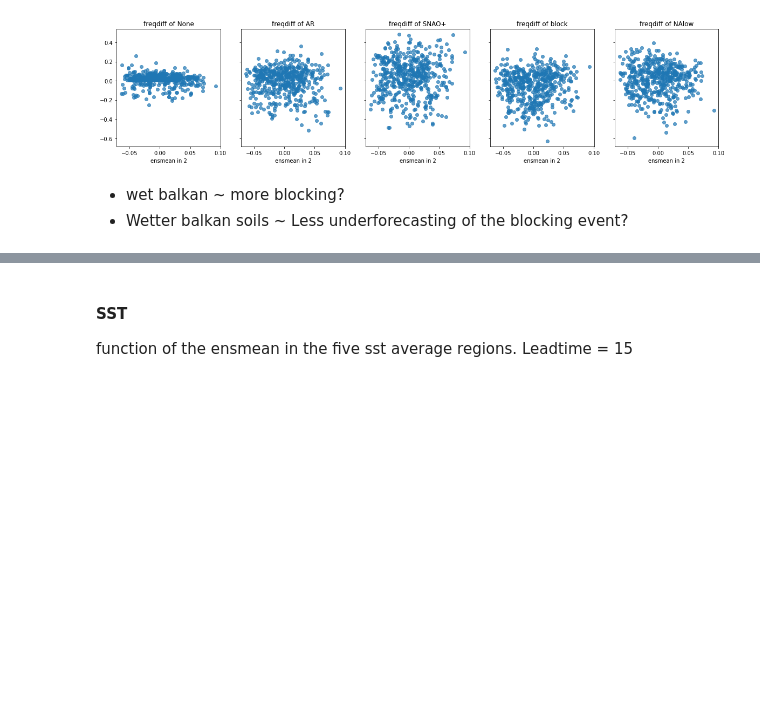
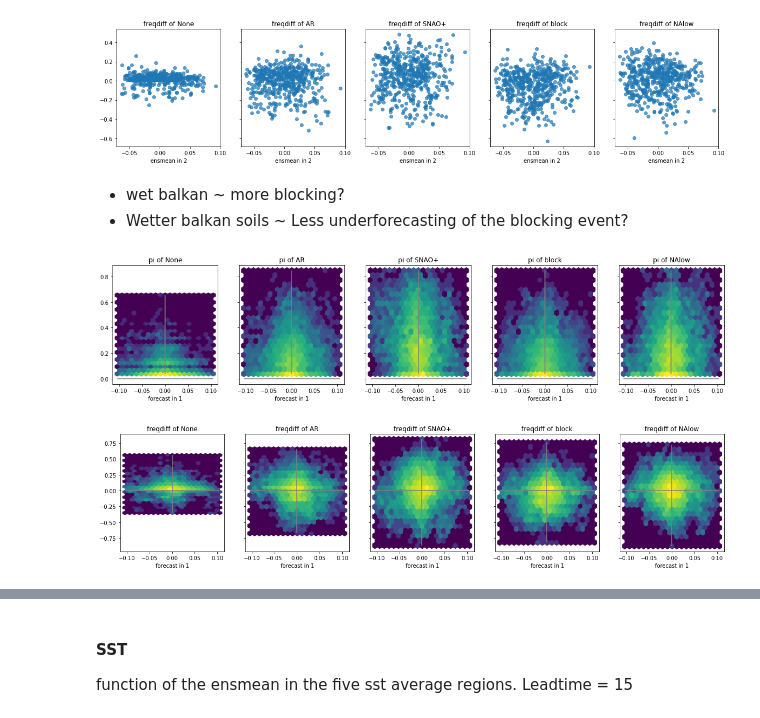
Before and after one commit to chiemvs/SubSeas, a Jupyter notebook: Intermediate_vars.ipynb, the cells around one changed output, grey strips where cells are left out. Drawn from its saved outputs; the diff is of its cells as text; code cells hidden in the pictures; blank space fills up the shorter version.

Commit message:
Possibility of per member frequency computation for the atmospheric regimes

```diff
--- a/Intermediate_vars.ipynb
+++ b/Intermediate_vars.ipynb
@@ -57,6 +57,7 @@ interm_vars = pd.DataFrame({'obs':['sst-anom_1998-06-07_2019-08-31_7D-roll-mean_
                                   'swvl13-anom_1998-06-07_2019-08-31_14D-roll-mean_1-swvl-simple-mean',
                                   'swvl13-anom_1998-06-07_2019-08-31_21D-roll-mean_1-swvl-simple-mean',
                                   'z300_1D_months_5678_sklearn_detrended4_patterns',
+                                  None,
                                   None], # Basically the same 'observed' centroids as 1D
                             'clim':['sst-anom_clim_1998-06-07_2019-08-25_7D-roll-mean_1-sst-simple-mean_5_5_q0.75',
                                     'sst-anom_clim_1998-06-07_2019-08-18_14D-roll-mean_1-sst-simple-mean_5_5_q0.75',
@@ -70,6 +71,7 @@ interm_vars = pd.DataFrame({'obs':['sst-anom_1998-06-07_2019-08-31_7D-roll-mean_
                                     'swvl13-anom_clim_1998-06-07_2019-08-25_7D-roll-mean_1-swvl-simple-mean_5_5_q0.75',
                                    'swvl13-anom_clim_1998-06-07_2019-08-18_14D-roll-mean_1-swvl-simple-mean_5_5_q0.75',
                                    'swvl13-anom_clim_1998-06-07_2019-08-11_21D-roll-mean_1-swvl-simple-mean_5_5_q0.75',
+                                   None,
                                    None,
                                    None],
                             'books':['books_paper3-3-simple_sst-anom_JJA_45r1_7D-roll-mean_1-sst-simple-mean.csv',
@@ -85,10 +87,11 @@ interm_vars = pd.DataFrame({'obs':['sst-anom_1998-06-07_2019-08-31_7D-roll-mean_
                                     'books_paper3-3-simple_swvl13-anom_JJA_45r1_14D-roll-mean_1-swvl-simple-mean.csv',
                                     'books_paper3-3-simple_swvl13-anom_JJA_45r1_21D-roll-mean_1-swvl-simple-mean.csv',
                                     'books_paper3-4-regimes_z-anom_JJA_45r1_1D-frequency_ids.csv',
-                                    'books_paper3-4-regimes_z-anom_JJA_45r1_21D-frequency_ids.csv'],
-                             'modelclim':[None] * 14,
+                                    'books_paper3-4-regimes_z-anom_JJA_45r1_21D-frequency_ids.csv',
+                                    'books_paper3-4-regimes_z-anom_JJA_45r1_21D-frequency_ids_per_member.csv'],
+                             'modelclim':[None] * 15,
                             },
-                           index = pd.Index(['sst7D','sst14D','sst21D','z7D','z14D','z21D','swvl47D','swvl414D','swvl421D','swvl137D','swvl1314D','swvl1321D','zreg1D','zreg21D'], name = 'basevar'))
+                           index = pd.Index(['sst7D','sst14D','sst21D','z7D','z14D','z21D','swvl47D','swvl414D','swvl421D','swvl137D','swvl1314D','swvl1321D','zreg1D','zreg21D','zreg21Dmember'], name = 'basevar'))
 
 code_table = pd.Series(['None','AR','SNAO+','block','NAlow'], pd.Index(range(-1,4), name = 'clustid'), name = 'alias')
 # %%
@@ -609,3 +641,14 @@ plt.show()
 # %% [markdown]
 * wet balkan ~ more blocking?
 * Wetter balkan soils ~ Less underforecasting of the blocking event?
+# %%
+freqframe = regime_conditional_on_member(interm_vars.loc['zreg21Dmember','books'], interm_vars.loc['swvl1314D','books'])
+condframe = freqframe.loc[(slice(None),4),:]
+# %%
+conditional_plots(condframe, what = 'pi', onwhat = 'forecast', onclustid = 1, plottype='hexbin', plotkwds={'bins':'log'})
+plt.show()
+conditional_plots(condframe, what = 'freqdiff', onwhat = 'forecast', onclustid = 1, plottype = 'hexbin', plotkwds={'bins':'log'})
+plt.show()
+# %% [output]
+[figure, added]
+[figure, added]
```
Also changed, not shown: parts of 5 cells of this notebook, 1 other file.
